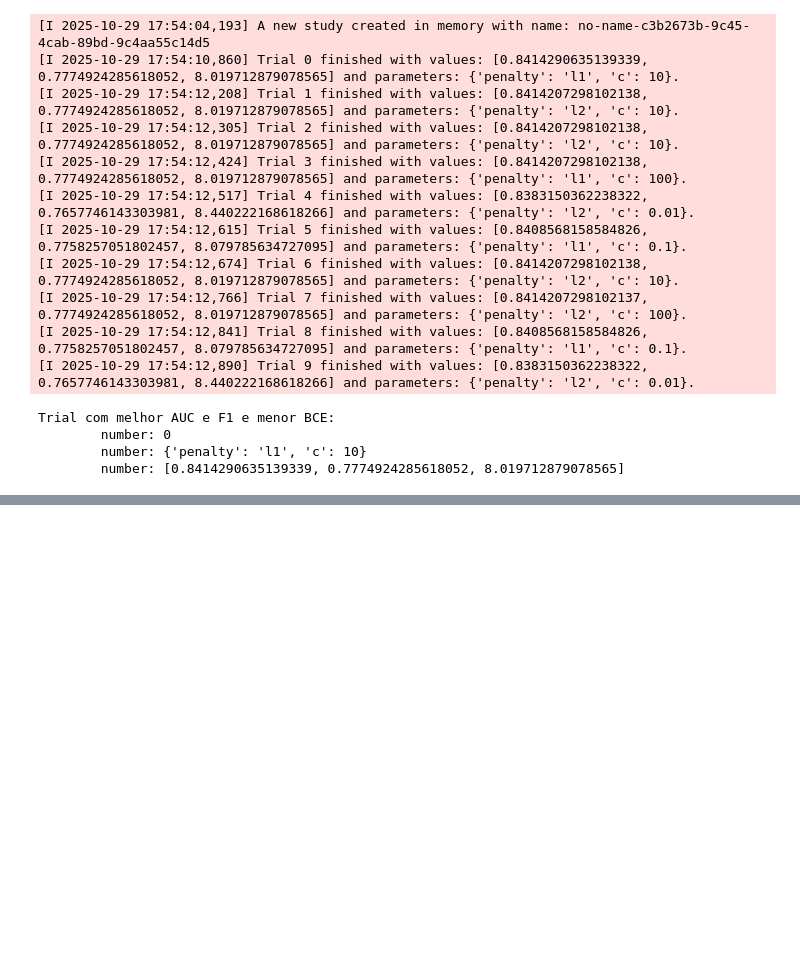
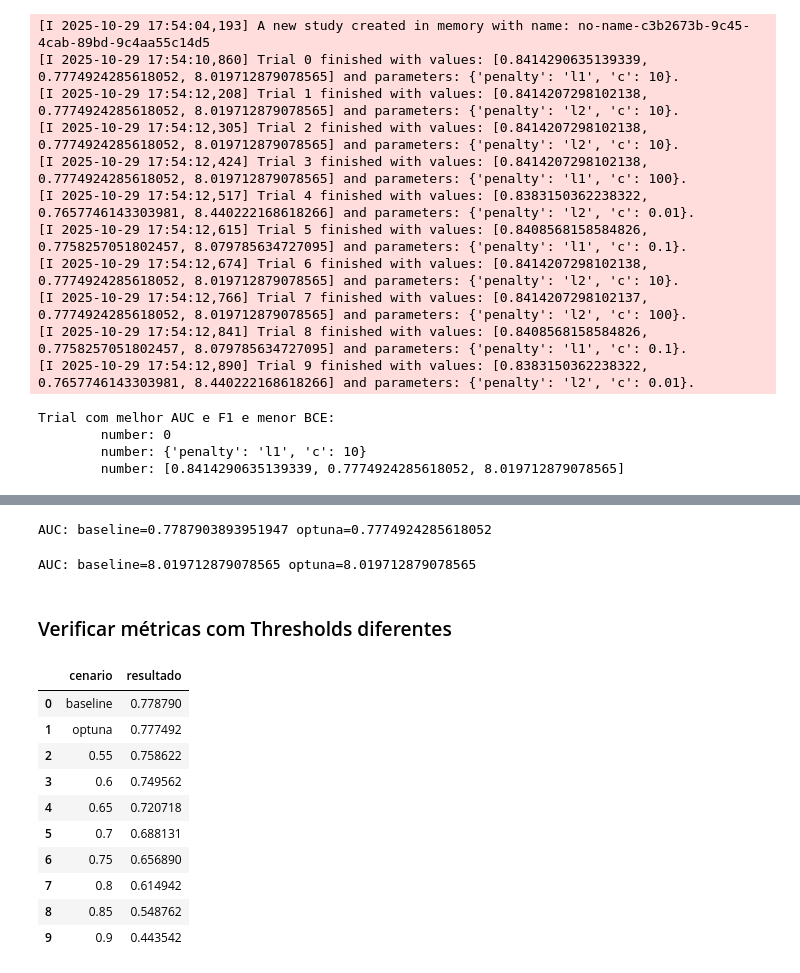
Before and after one commit to Diegopbetti/classificacao_regressao_logica, a Jupyter notebook: classificacao_qualidade_frutas.ipynb, the cells around one changed output, grey strips where cells are left out. Cells and saved outputs as stored; diff of their text form; code cells hidden in the pictures; blank space fills up the shorter version.

Commit message:
Test thresholds diferentes

```diff
--- a/classificacao_qualidade_frutas.ipynb
+++ b/classificacao_qualidade_frutas.ipynb
@@ -301,0 +307,44 @@ fig.show()
+# %%
+# Comparação entre o melhor resultado da otimização e baseline - F1 Score
+print(f'AUC: baseline={f1_score_baseline} optuna={melhor_trial.values[1]}')
+# %% [output]
+AUC: baseline=0.7787903893951947 optuna=0.7774924285618052
+# %%
+# Comparação entre o melhor resultado da otimização e baseline - BCE
+print(f'AUC: baseline={log_loss(y_test, y_pred)} optuna={melhor_trial.values[2]}')
+# %% [output]
+AUC: baseline=8.019712879078565 optuna=8.019712879078565
+# %% [markdown]
+### Verificar métricas com Thresholds diferentes
+# %%
+# Fazer um loop e apresentar o F1 Score para cada Threshold
+lista_thresholds = [0.55, 0.60, 0.65, 0.70, 0.75, 0.80, 0.85, 0.90]
+
+lista_resultados = {'cenario': [], 'resultado': []}
+lista_resultados['cenario'].append('baseline')
+lista_resultados['resultado'].append(f1_score_baseline)
+lista_resultados['cenario'].append('optuna')
+lista_resultados['resultado'].append(melhor_trial.values[1])
+
+for novo_threshold in lista_thresholds:
+    y_pred_threshold = (model_lr.predict_proba(X_test)[:,1] >= novo_threshold).astype(int)
+    f1_score_threshold = f1_score(y_test, y_pred_threshold, average='macro')
+    lista_resultados['cenario'].append(str(novo_threshold))
+    lista_resultados['resultado'].append(f1_score_threshold)
+# %%
+# Criar Dataframe com resultados
+df_resultados_thresholds = pd.DataFrame(lista_resultados)
+# %%
+df_resultados_thresholds
+# %% [output]
+|  | cenario | resultado |
+| 0 | baseline | 0.778790 |
+| 1 | optuna | 0.777492 |
+| 2 | 0.55 | 0.758622 |
+| 3 | 0.6 | 0.749562 |
+| 4 | 0.65 | 0.720718 |
+| 5 | 0.7 | 0.688131 |
+| 6 | 0.75 | 0.656890 |
+| 7 | 0.8 | 0.614942 |
+| 8 | 0.85 | 0.548762 |
+| 9 | 0.9 | 0.443542 |
```
Also changed, not shown: parts of 2 cells of this notebook.
